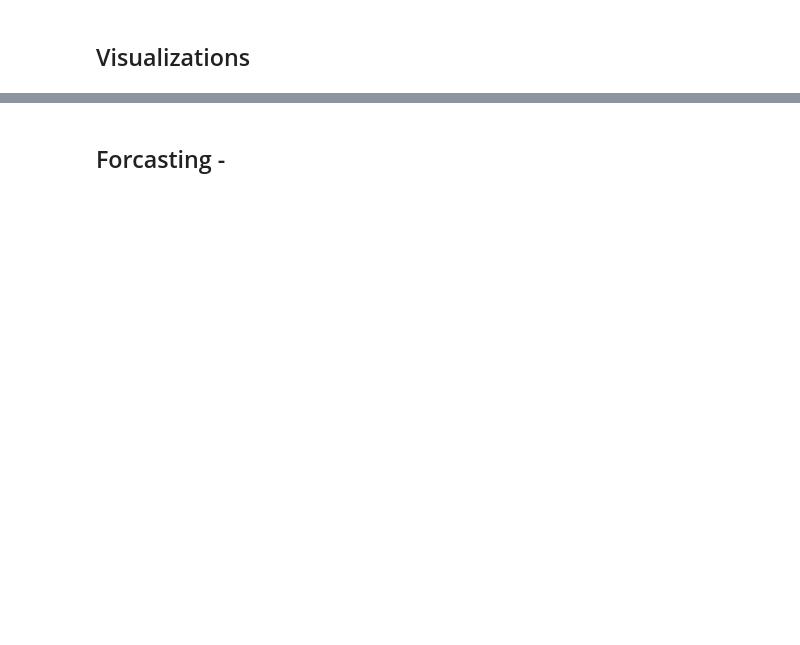
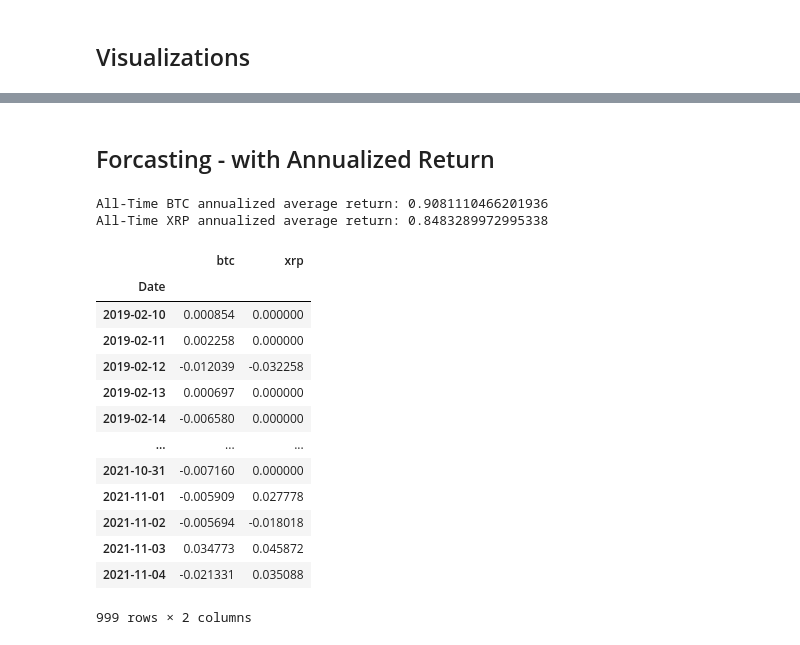
Before and after one commit to nairrekhabr/Project_3, a Jupyter notebook: btc_xrp_analysis/BTC_XRP.ipynb, the cells around one changed output, grey strips where cells are left out. Drawn from its saved outputs; the diff is of its cells as text; code cells hidden in the pictures; blank space fills up the shorter version.

```diff
--- a/btc_xrp_analysis/BTC_XRP.ipynb
+++ b/btc_xrp_analysis/BTC_XRP.ipynb
@@ -308,4 +308,35 @@ portfolio_evaluation_df.hvplot.bar(title = "Portfolio Evaluation Mertics", xlabe
 # %% [output]
 [interactive output not drawn]
 # %% [markdown]
-## Forcasting -
+## Forcasting - with Annualized Return
+# %%
+# Calculate all-time annualized average return
+df_returns = new_df.pct_change()
+new_df_returns = df_returns.replace([np.inf, -np.inf], np.nan).dropna(axis=0)
+annlzd_return = df_returns.mean() * 252
+btc_annlzd_return = annlzd_return['btc']
+xrp_annlzd_return = annlzd_return['xrp']
+
+# Print all-time annualized average returns
+print(f"All-Time BTC annualized average return: {btc_annlzd_return}")
+print(f"All-Time XRP annualized average return: {xrp_annlzd_return}")
+# %% [output]
+All-Time BTC annualized average return: 0.9081110466201936
+All-Time XRP annualized average return: 0.8483289972995338
+# %%
+new_df_returns
+# %% [output]
+|  | btc | xrp |
+| Date |  |  |
+| 2019-02-10 | 0.000854 | 0.000000 |
+| 2019-02-11 | 0.002258 | 0.000000 |
+| 2019-02-12 | -0.012039 | -0.032258 |
+| 2019-02-13 | 0.000697 | 0.000000 |
+| 2019-02-14 | -0.006580 | 0.000000 |
+| ... | ... | ... |
+| 2021-10-31 | -0.007160 | 0.000000 |
+| 2021-11-01 | -0.005909 | 0.027778 |
+| 2021-11-02 | -0.005694 | -0.018018 |
+| 2021-11-03 | 0.034773 | 0.045872 |
+| 2021-11-04 | -0.021331 | 0.035088 |
+999 rows × 2 columns
```
Also changed, not shown: parts of 17 cells of this notebook, 1 other file.
